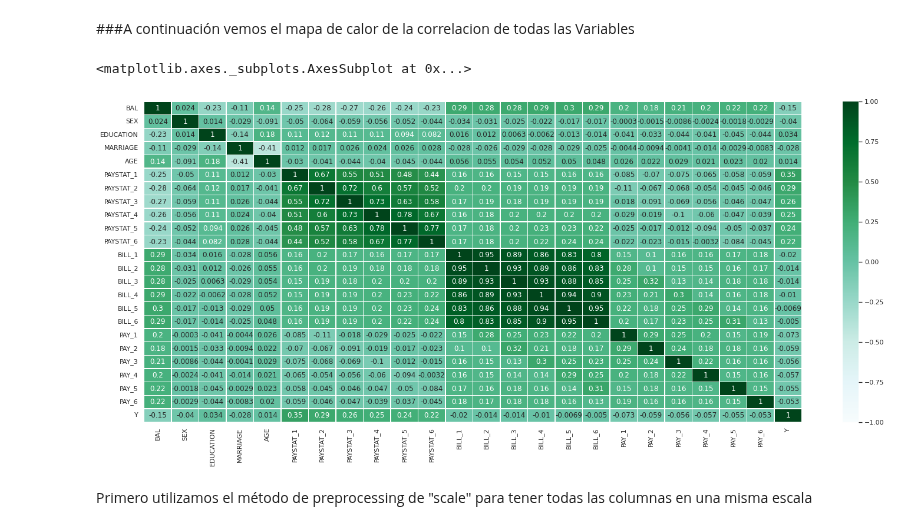
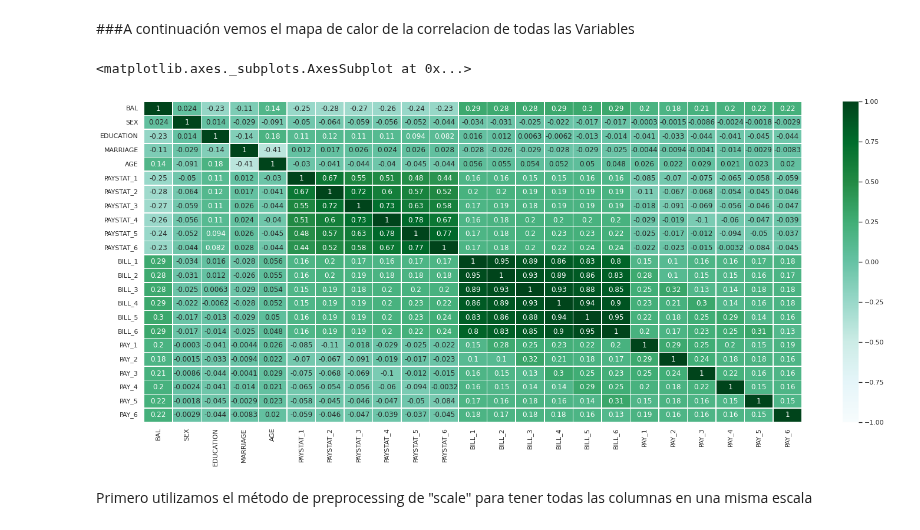
Before and after one commit to PosgradoMNA/actividades-del-projecto-equipo-52, a Jupyter notebook: Actividad Semanal -- 4.ipynb, the cells around one changed output. Drawn from its saved outputs; the diff is of its cells as text; code cells hidden in the pictures.

```diff
--- a/Actividad Semanal -- 4.ipynb
+++ b/Actividad Semanal -- 4.ipynb
@@ -107,13 +107,13 @@ Index(['BAL', 'AGE', 'BILL_1', 'BILL_2', 'BILL_3', 'BILL_4', 'BILL_5',
 # %%
 import seaborn as sns
 
-corrs = dfw.corr()
+corrs = x_values.corr()
 
 sns.set(rc = {'figure.figsize':(25,10)})
 sns.heatmap(corrs, vmin = -1, vmax = 1, cmap = "BuGn", annot= True, linewidths=0.5)
 # %% [output]
 <matplotlib.axes._subplots.AxesSubplot at 0x...>
-[figure, old version]
+[figure, new version]
 # %% [markdown]
 Primero utilizamos el método de preprocessing de "scale" para tener todas las columnas en una misma escala
 # %%
```
Also changed, not shown: parts of 6 cells of this notebook.
